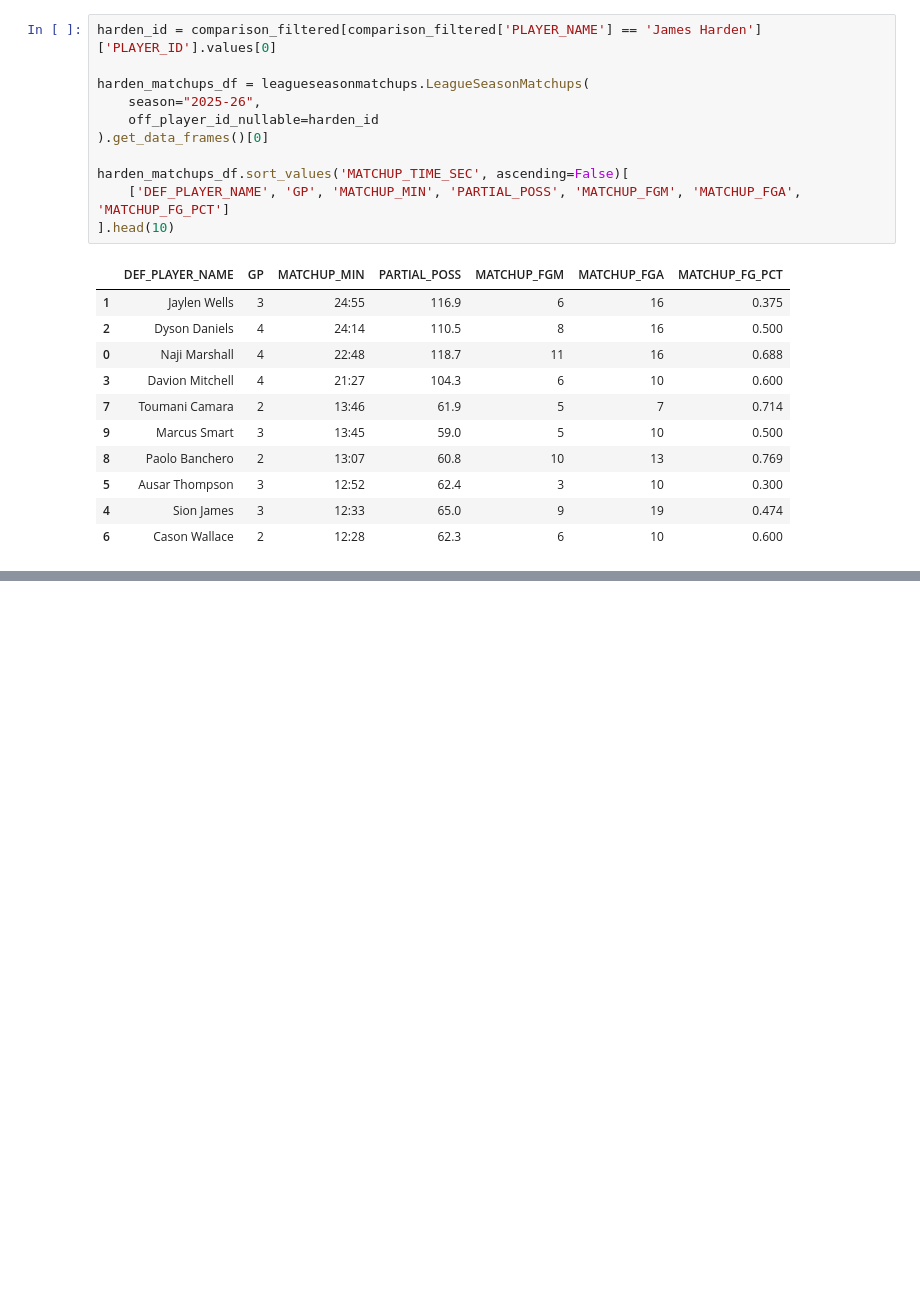
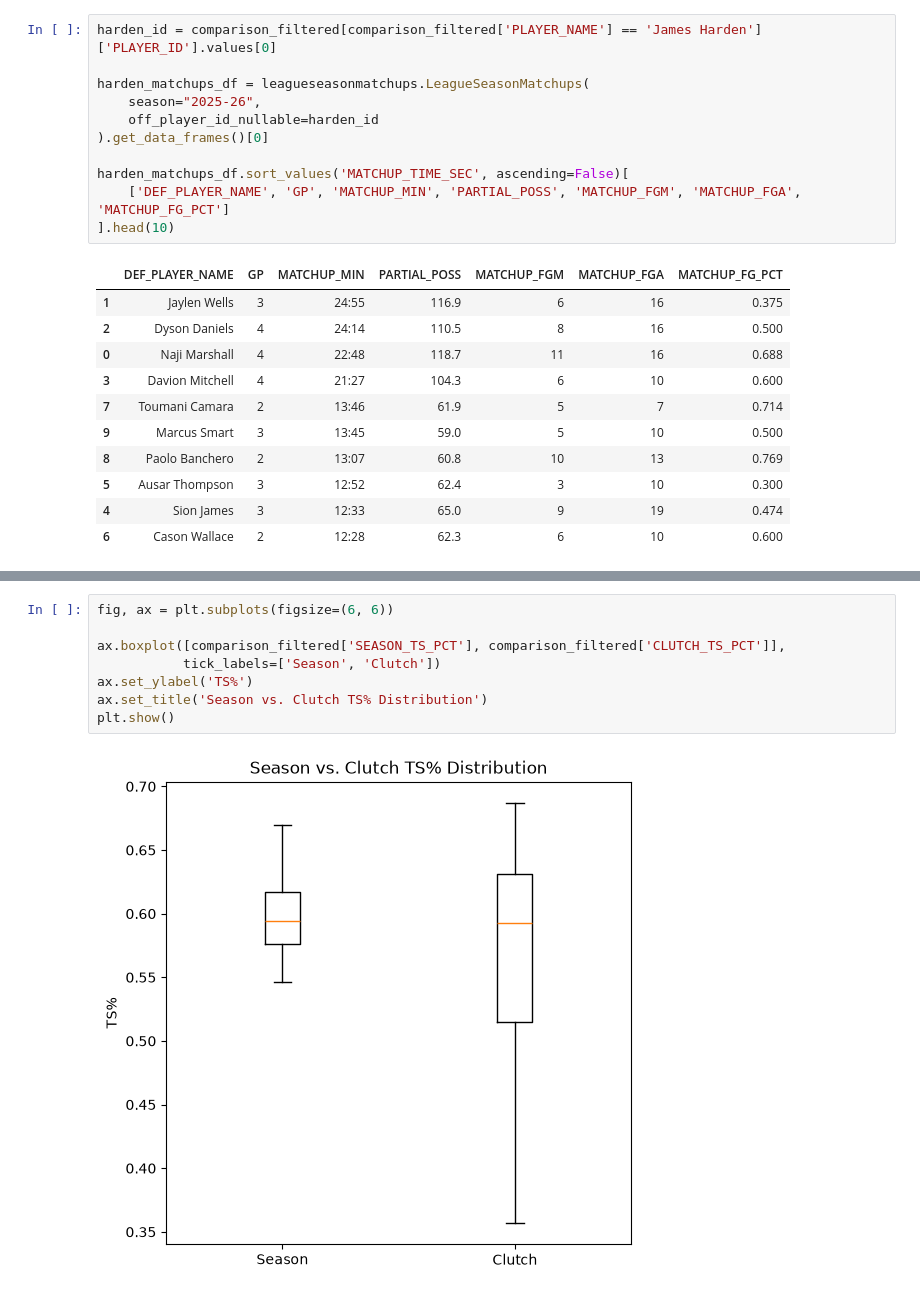
Before and after one commit to DanielBubalo/nba-clutch-reputation-data, a Jupyter notebook: Deliverables/nba_profiling_data.ipynb, the cells around one changed output, grey strips where cells are left out. Drawn from its saved outputs; the diff is of its cells as text; blank space fills up the shorter version.

```diff
--- a/Deliverables/nba_profiling_data.ipynb
+++ b/Deliverables/nba_profiling_data.ipynb
@@ -660,0 +725,10 @@ harden_matchups_df.sort_values('MATCHUP_TIME_SEC', ascending=False)[
+# %%
+fig, ax = plt.subplots(figsize=(6, 6))
+
+ax.boxplot([comparison_filtered['SEASON_TS_PCT'], comparison_filtered['CLUTCH_TS_PCT']],
+           tick_labels=['Season', 'Clutch'])
+ax.set_ylabel('TS%')
+ax.set_title('Season vs. Clutch TS% Distribution')
+plt.show()
+# %% [output]
+[figure, added]
```
Also changed, not shown: parts of 19 cells of this notebook, 3 other files.
